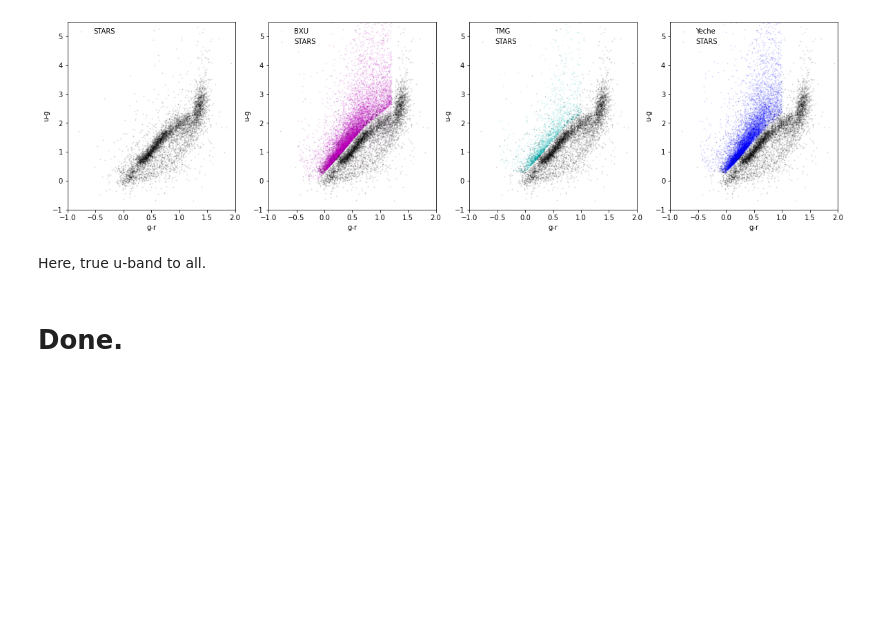
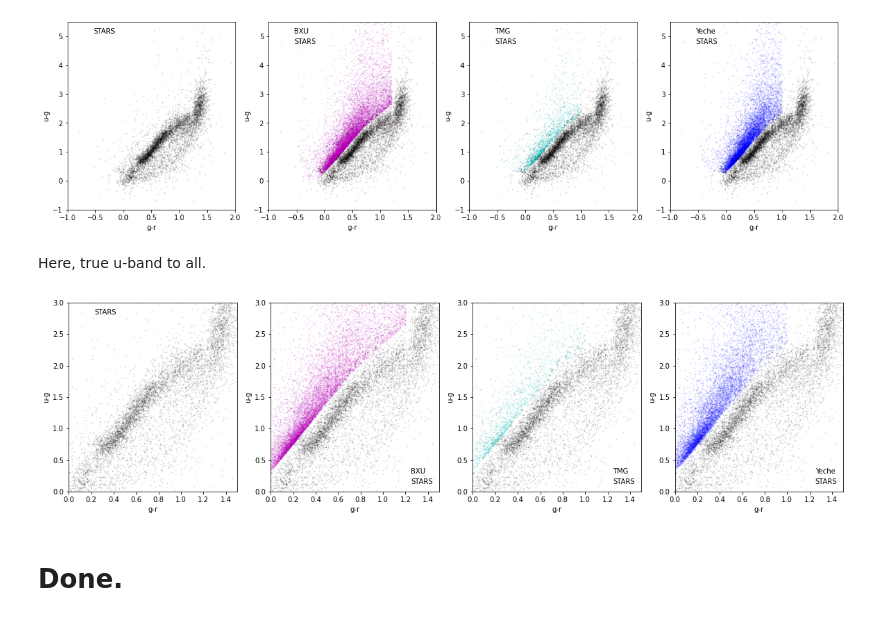
Before and after one commit to michaelJwilson/DESILBG, a Jupyter notebook: gold/yeche.ipynb, the cells around one changed output. Drawn from its saved outputs; the diff is of its cells as text; code cells hidden in the pictures; blank space fills up the shorter version.

```diff
--- a/gold/yeche.ipynb
+++ b/gold/yeche.ipynb
@@ -405,5 +405,29 @@ for ax in axes:
 [figure]
 # %% [markdown]
 Here, true u-band to all.
+# %%
+figure, axes = plt.subplots(1, 4, figsize=(20,5))
+
+axes[0].plot(stars['g'] - stars['r'], stars['u'] - stars['g'], marker='.', lw=0., c='k', markersize=2, alpha=0.1, label='STARS')
+
+axes[1].plot(bxu['g']   - bxu['r'], bxu['u'] - bxu['g'], marker='.', lw=0., c='m', markersize=2, alpha=0.1, label='BXU')
+axes[1].plot(stars['g'] - stars['r'], stars['u'] - stars['g'], marker='.', lw=0., c='k', markersize=2, alpha=0.1, label='STARS')
+
+axes[2].plot(tmg['g']   - tmg['r'], tmg['u'] - tmg['g'], marker='.', lw=0., c='c', markersize=2, alpha=0.1, label='TMG')
+axes[2].plot(stars['g'] - stars['r'], stars['u'] - stars['g'], marker='.', lw=0., c='k', markersize=2, alpha=0.1, label='STARS')
+
+axes[3].plot(gold_yeche_clauds['g'] - gold_yeche_clauds['r'], gold_yeche_clauds['u'] - gold_yeche_clauds['g'], marker='.', lw=0., c='b', markersize=2, alpha=0.1, label='Yeche')
+axes[3].plot(stars['g'] - stars['r'], stars['u'] - stars['g'], marker='.', lw=0., c='k', markersize=2, alpha=0.1, label='STARS')
+
+for ax in axes:
+    ax.set_xlim((0.0, 1.5))
+    ax.set_ylim((0.0, 3.0))
+
+    ax.set_xlabel('g-r')
+    ax.set_ylabel('u-g')
+
+    ax.legend(frameon=False)
+# %% [output]
+[figure, added]
 # %% [markdown]
 # Done.
```
Also changed, not shown: parts of 5 cells of this notebook, 1 other file.
